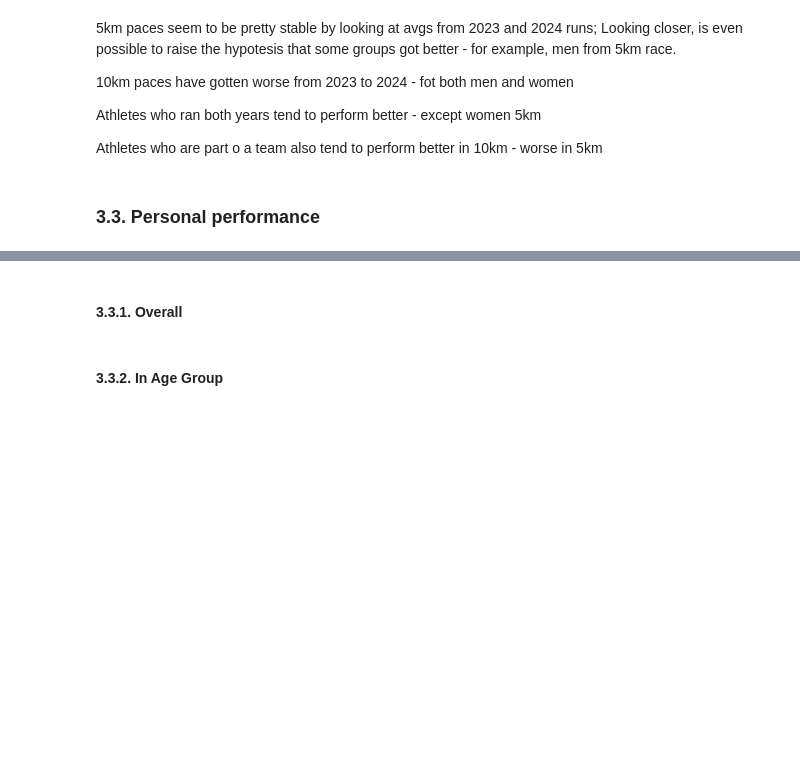
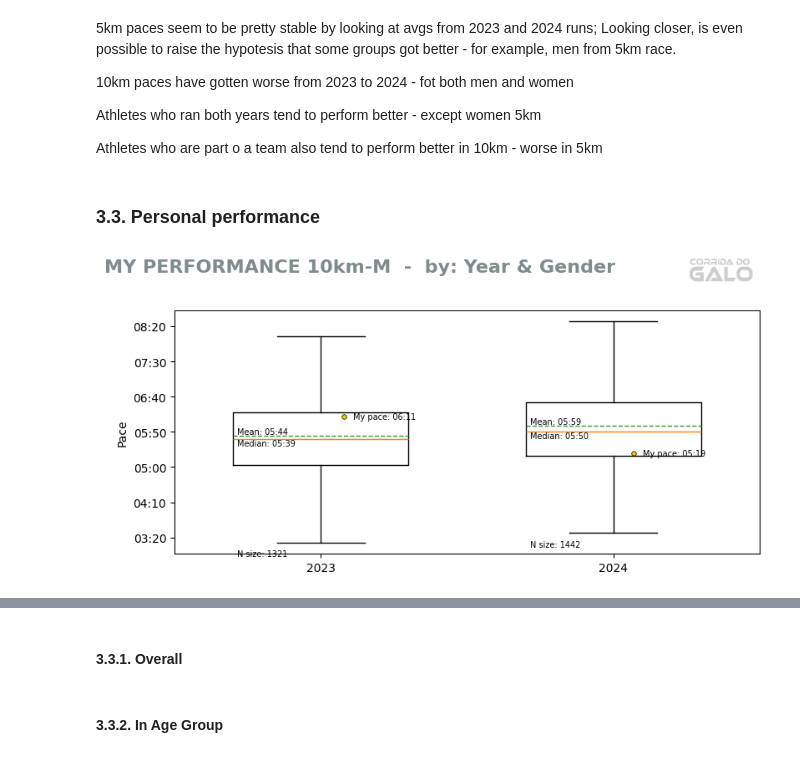
Before and after one commit to rocha-carvalhaes/galo_race_2.0, a Jupyter notebook: notebooks/performance_eda.ipynb, the cells around one changed output, grey strips where cells are left out. Drawn from its saved outputs; the diff is of its cells as text; code cells hidden in the pictures; blank space fills up the shorter version.

Commit message:
iniciando personal performance

```diff
--- a/notebooks/performance_eda.ipynb
+++ b/notebooks/performance_eda.ipynb
@@ -509,7 +509,7 @@ def data_without_outliers_iqr(data):
     # Return the mean of the filtered data
     return filtered_data
 # %%
-def boxplot_by(series_names, series_data, display = 'h', fig_title = None, figsize=(10, 5), add_jitter=True, highlight=None):
+def boxplot_by(series_names, series_data, display = 'h', fig_title:str = None, figsize:tuple=(10, 5), add_jitter:bool=True, highlight:dict=None):
 
     if type(series_names[0]) != list:
         series_names = [series_names]
@@ -553,15 +553,19 @@ def boxplot_by(series_names, series_data, display = 'h', fig_title = None, figsi
             ax[p].set_xticklabels(series_names)
             # y = series_data
 
-            for i, y in enumerate(series_data, start=1):
+            for i, (label, y) in enumerate(zip(series_names, series_data), start=1):
                 if add_jitter:
                     # Add some random "jitter" to the x-axis
                     x = np.random.normal(i, widths*0.15, size=len(y))
                     ax[p].scatter(x, y, s=0.2, alpha=0.2, color=color_palette['gray_dark'])
 
                 if highlight:
-                    x = np.random.normal(i, widths*0.15, 1)
-                    ax[p].scatter(x, highlight, s=4, color=color_palette['yellow_dark'])
+                    for key, value in highlight.items():
+                        if key == label:
+                            x = np.random.normal(i, widths*0.15, 1)
+                            ax[p].scatter(x, value, s=16, color=color_palette['yellow_dark'], edgecolor='black', linewidth=0.5)
+                            pace = seconds_to_pace(value, 1)
+                            ax[p].annotate(text=f'My pace: {pace}', xy=(x+widths/20, value), fontsize=7, va='center')
 
                 median_seconds = np.median(y)
                 mean_seconds = np.mean(y)
@@ -845,3 +850,39 @@ Athletes who ran both years tend to perform better - except women 5km
 Athletes who are part o a team also tend to perform better in 10km - worse in 5km
 # %% [markdown]
 ### 3.3. Personal performance
+# %%
+my_gender = 'M'
+my_age_group = '21-30'
+my_dist = 10
+my_reincidence = 'Again'
+my_has_team = 'Alone'
+pace_2023 = 371.9
+pace_2024 = 319.3
+# %%
+fig_title = 'MY PERFORMANCE 10km-M  -  by: Year & Gender'
+
+genders = df.loc[df['gender'] == my_gender, 'gender'].sort_values(ascending=True).unique()
+years = df['year'].sort_values(ascending=True).unique()
+series_names_10 = []
+series_data_10 = []
+for gender in genders:
+    for year in years:
+        data = df.loc[(df['year']==year) & (df['gender']==my_gender) & (df['dist_num'] == my_dist), 'pace_s']
+        if len(data) > 20:
+            series_names_10.append(f'{year}')
+            series_data_10.append(data)
+
+fig, ax = boxplot_by(
+    series_names=series_names_10,
+    series_data=series_data_10,
+    fig_title=fig_title,
+    display='v',
+    figsize=(8, 4),
+    add_jitter=False,
+    highlight={
+        '2023': pace_2023,
+        '2024': pace_2024
+    }
+)
+# %% [output]
+[figure, added]
```
Also changed, not shown: parts of 6 cells of this notebook.
